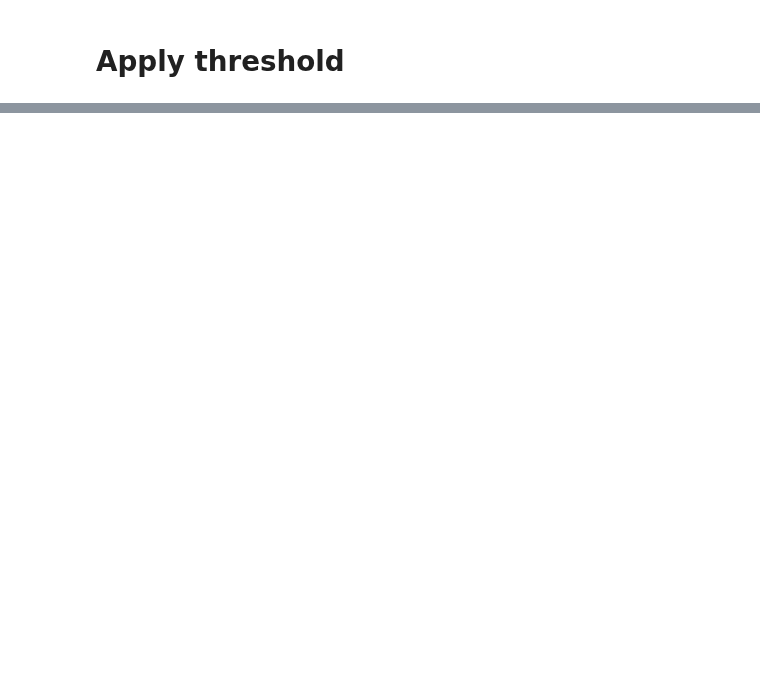
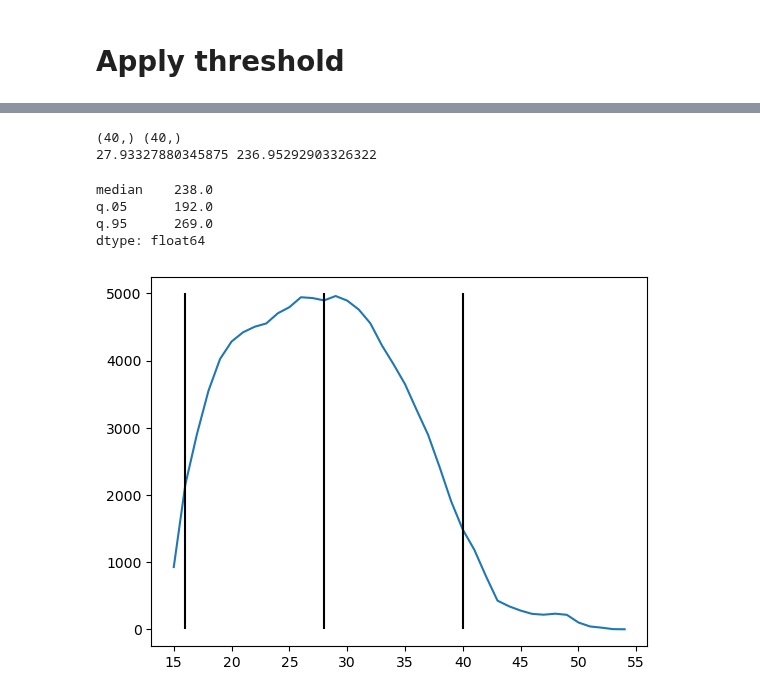
Before and after one commit to eisko/STP_analysis, a Jupyter notebook: Injection_vis.ipynb, the cells around one changed output, grey strips where cells are left out. Cells and saved outputs as stored; diff of their text form; code cells hidden in the pictures; blank space fills up the shorter version.

```diff
--- a/Injection_vis.ipynb
+++ b/Injection_vis.ipynb
@@ -231,0 +314,55 @@ array([[[False, False, False, ..., False, False, False],
+# %%
+test = masks['inj0']
+z = test.sum(axis=1).sum(axis=1)
+z_idx = np.nonzero(z)[0]
+z_w = z[z_idx]
+print(z_idx.shape, z_w.shape)
+z_avg = np.average(z_idx, weights=z_w)
+
+x = test.sum(axis=0).sum(axis=0)
+x_idx = np.nonzero(x)[0]
+x_w = x[x_idx]
+x_avg = np.average(x_idx, weights=x_w)
+print(z_avg, x_avg)
+# %% [output]
+(40,) (40,)
+27.93327880345875 236.95292903326322
+# %%
+z_data = []
+for i in range(z_idx.shape[0]):
+    z_data.append([z_idx[i]]*z_w[i])
+z_flat = [item for sublist in z_data for item in sublist]
+z_flat = pd.Series(z_flat)
+
+z_stats = pd.Series(dtype='int')
+z_stats['median'] = z_flat.median()
+z_stats['q.05'] = z_flat.quantile(q=0.01)
+z_stats['q.95'] = z_flat.quantile(q=0.95)
+
+
+
+x_data = []
+for i in range(x_idx.shape[0]):
+    x_data.append([x_idx[i]]*x_w[i])
+x_flat = [item for sublist in x_data for item in sublist]
+x_flat = pd.Series(x_flat)
+
+x_stats = pd.Series(dtype='int')
+x_stats['median'] = x_flat.median()
+x_stats['q.05'] = x_flat.quantile(q=0.01)
+x_stats['q.95'] = x_flat.quantile(q=0.95)
+x_stats
+# %% [output]
+median    238.0
+q.05      192.0
+q.95      269.0
+dtype: float64
+# %%
+plt.plot(z_idx, z_w)
+plt.vlines(stats['median'], ymin=0, ymax=5000, color="black")
+plt.vlines(stats['q.05'], ymin=0, ymax=5000, color="black")
+plt.vlines(stats['q.95'], ymin=0, ymax=5000, color="black")
+
+plt.show()
+# %% [output]
+[figure, added]
```
Also changed, not shown: parts of 23 cells of this notebook, 2 other files.
